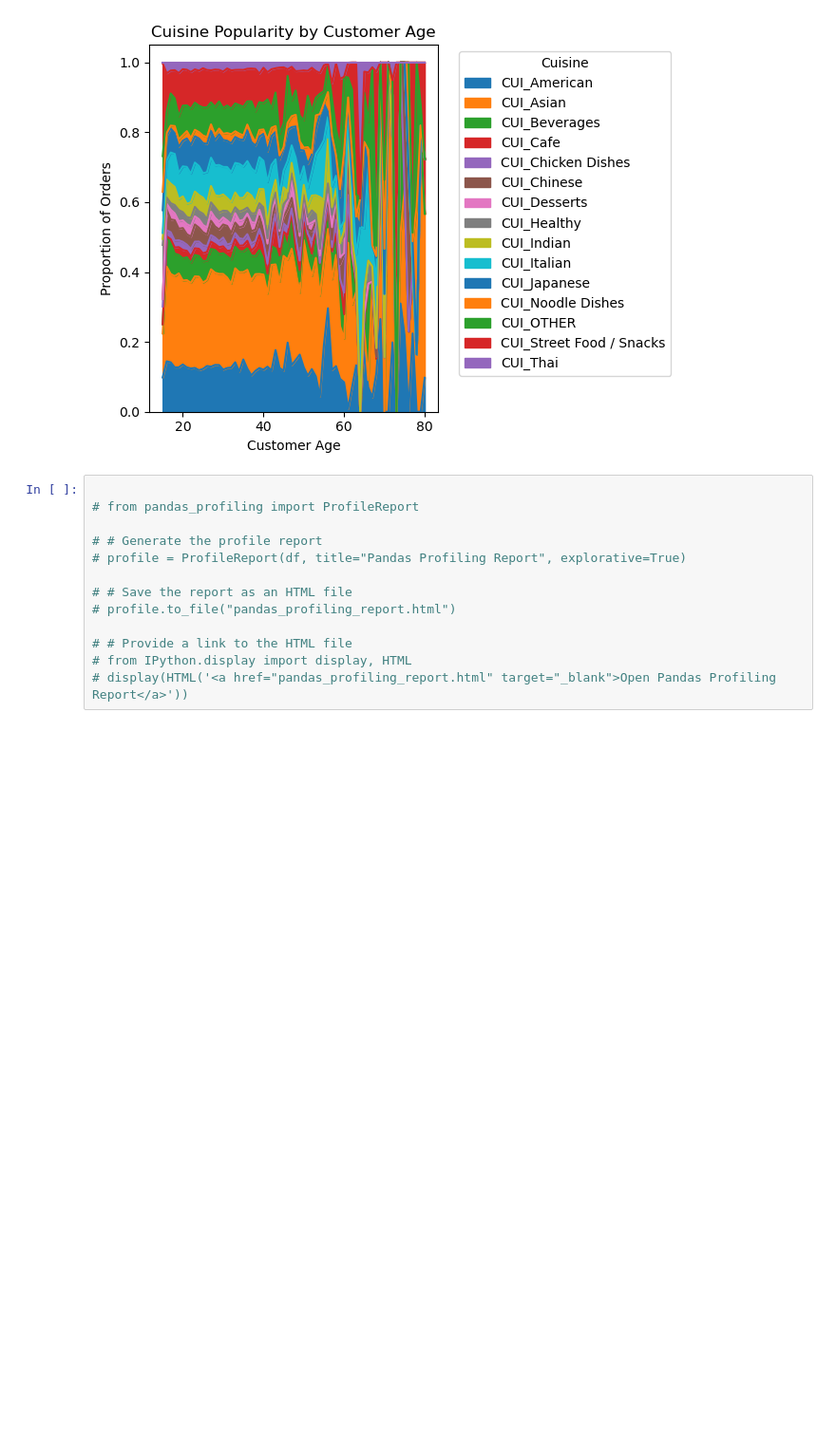
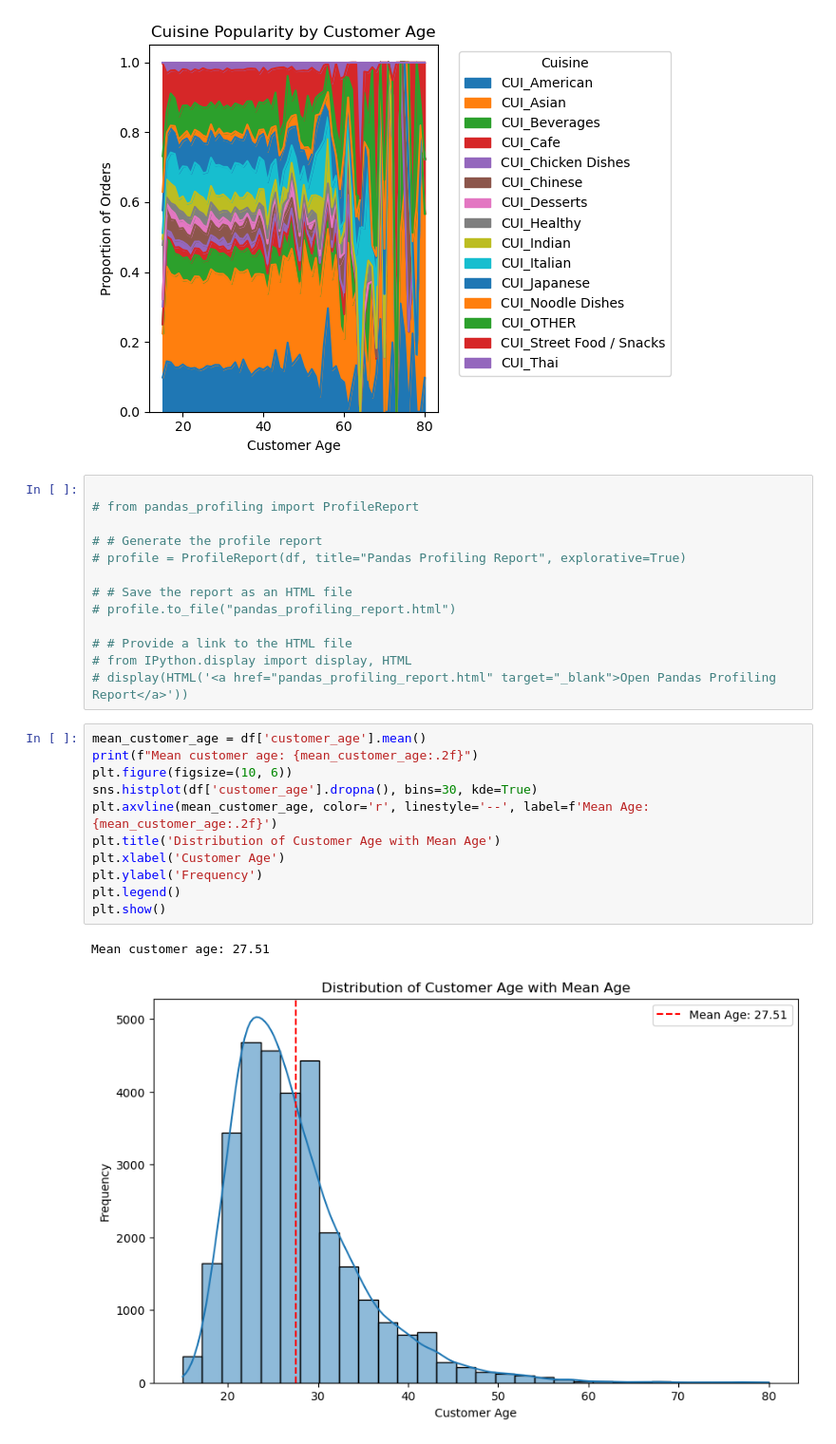
Before and after one commit to Benerugg/DM_Group50, a Jupyter notebook: src/notebooks/Testfile.ipynb, the cells around one changed output. Shown at 95% size. Cells and saved outputs as stored; diff of their text form; blank space fills up the shorter version.

```diff
--- a/src/notebooks/Testfile.ipynb
+++ b/src/notebooks/Testfile.ipynb
@@ -626,3 +626,17 @@ plt.show()
 # # Provide a link to the HTML file
 # from IPython.display import display, HTML
 # display(HTML('<a href="pandas_profiling_report.html" target="_blank">Open Pandas Profiling Report</a>'))
+# %%
+mean_customer_age = df['customer_age'].mean()
+print(f"Mean customer age: {mean_customer_age:.2f}")
+plt.figure(figsize=(10, 6))
+sns.histplot(df['customer_age'].dropna(), bins=30, kde=True)
+plt.axvline(mean_customer_age, color='r', linestyle='--', label=f'Mean Age: {mean_customer_age:.2f}')
+plt.title('Distribution of Customer Age with Mean Age')
+plt.xlabel('Customer Age')
+plt.ylabel('Frequency')
+plt.legend()
+plt.show()
+# %% [output]
+Mean customer age: 27.51
+[figure, added]
```
Also changed, not shown: parts of 10 cells of this notebook, 1 other file.
